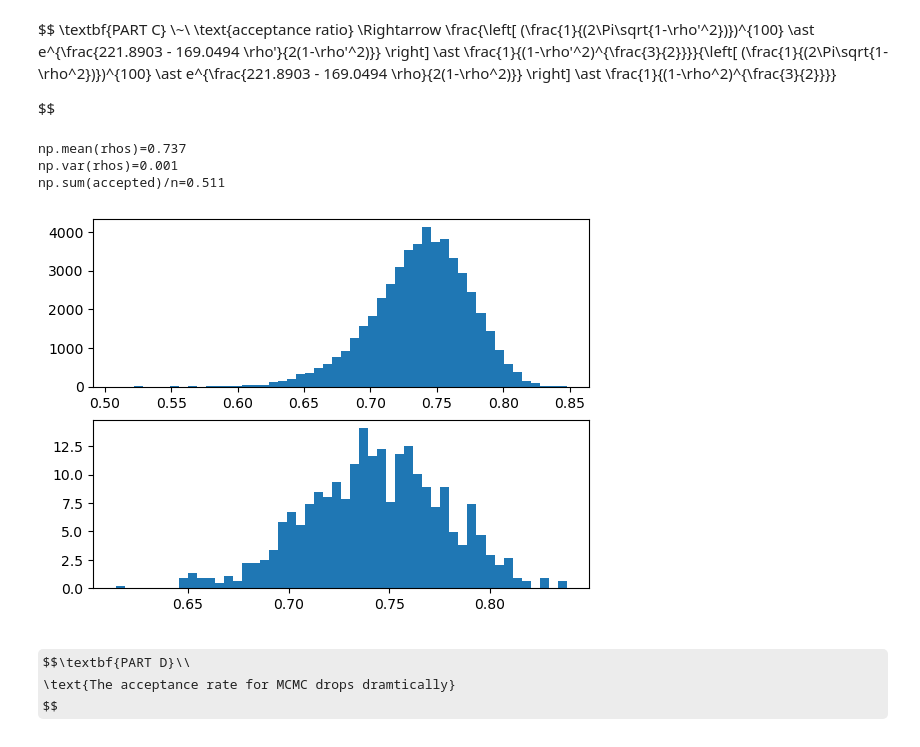
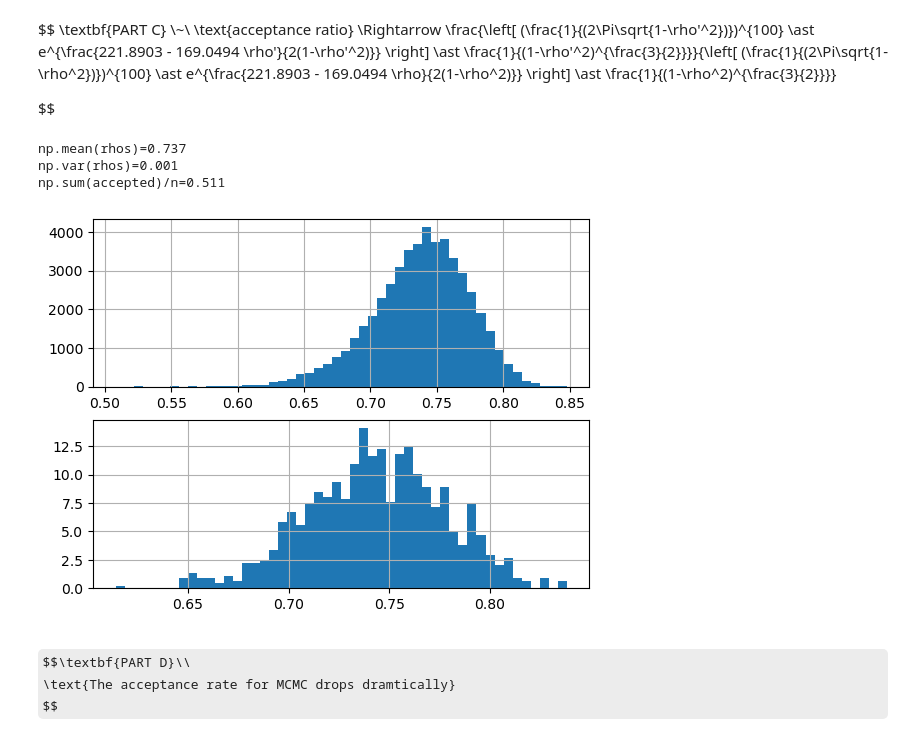
Before and after one commit to GATechMSCS/fall2023, a Jupyter notebook: bayesian_statistics/lectures/week7and8/unit5/homework/code/HW4_Code_ScottSchmidl.ipynb, the cells around one changed output. Saved outputs shown, nothing was run; the diff lists cells and outputs as text; code cells hidden in the pictures; some formulas as TeX source.

```diff
--- a/bayesian_statistics/lectures/week7and8/unit5/homework/code/HW4_Code_ScottSchmidl.ipynb
+++ b/bayesian_statistics/lectures/week7and8/unit5/homework/code/HW4_Code_ScottSchmidl.ipynb
@@ -56,34 +55,36 @@ def accept_ratio(rho):
     sum_xiyi = 84.5247
     e = np.exp((-sum_xi + (2 * sum_xiyi * rho) - sum_yi) / (2 * (1 - rho**2)))
     den = (2 * np.pi * np.sqrt(1 - rho**2))**100
     right = 1 / (1 - rho**2)**(3/2)
 
     return (e / den) * right
 
 for i in tqdm(range(n)):
     rho_prop = np.clip(rng.uniform(rho - 0.1, rho + 0.1), -0.99, 0.99)
     # proposal / current
     acceptance_ratio = accept_ratio(rho_prop) / accept_ratio(rho)
     decision = min(acceptance_ratio, 1)
     if unif_dist[i] < decision:
         rho = rho_prop
         accepted[i] = 1
     rhos[i] = rho
 
 rhos = rhos[burn:]
 print(f"{np.mean(rhos)=:.3f}")
 print(f"{np.var(rhos)=:.3f}")
 print(f"{np.sum(accepted)/n=:.3f}")
 
 fig, ax = plt.subplots(2,1)
 ax[0].hist(rhos, bins=50)
+ax[0].grid(True)
 ax[1].hist(rhos[-1000:], bins=50, density=True)
+ax[1].grid(True)
 plt.show()
 # %% [output]
 np.mean(rhos)=0.737
 np.var(rhos)=0.001
 np.sum(accepted)/n=0.511
-[figure, old version]
+[figure, new version]
 # %% [markdown]
 $$\textbf{PART D}\\
 \text{The acceptance rate for MCMC drops dramtically}
```
Also changed, not shown: parts of 3 cells of this notebook, 1 other file.
